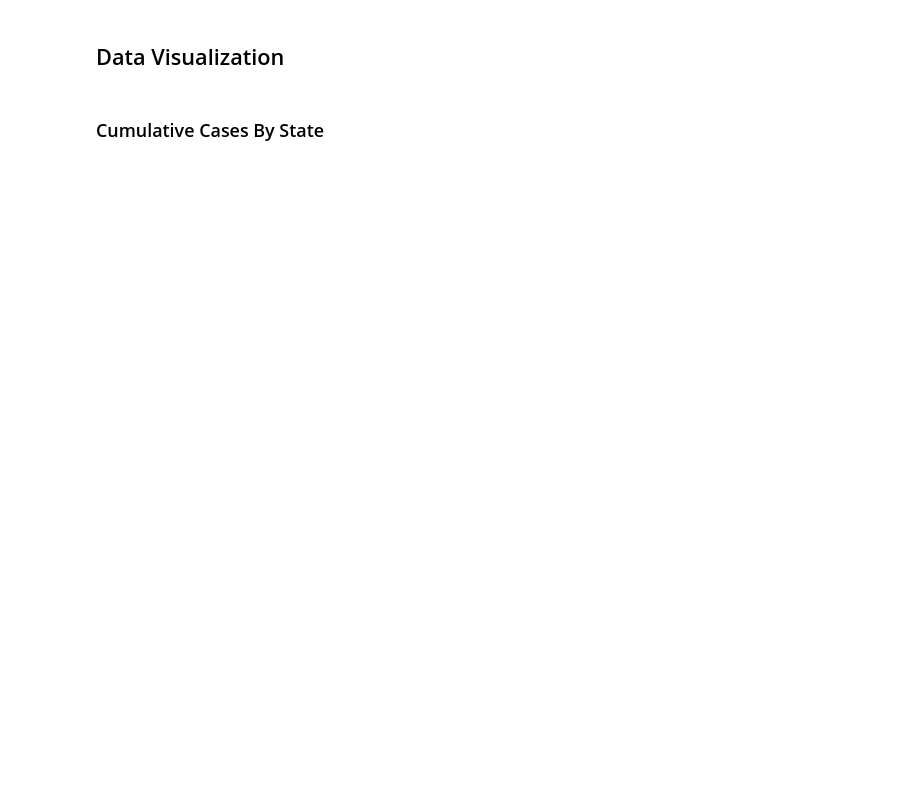
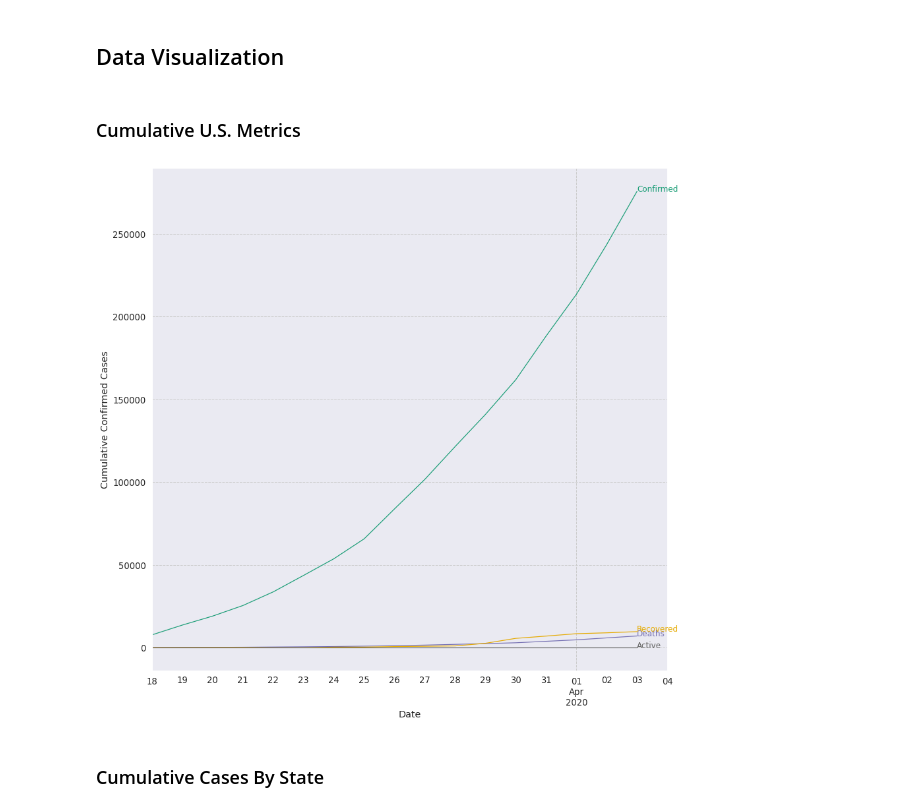
Before and after one commit to rdcolema/covid19-tracking, a Jupyter notebook: covid_US_trends.ipynb, the cells around one changed output. Saved outputs shown, nothing was run; the diff lists cells and outputs as text; code cells hidden in the pictures; blank space fills up the shorter version.

```diff
--- a/covid_US_trends.ipynb
+++ b/covid_US_trends.ipynb
@@ -382,5 +467,11 @@ def plot_case_growth(df):
 # %% [markdown]
 ## Data Visualization
+# %% [markdown]
+### Cumulative U.S. Metrics
+# %%
+plot_case_growth(country_df.drop("Country_Region", axis=1))
+# %% [output]
+[figure, added]
 # %% [markdown]
 ### Cumulative Cases By State
 # %%
```
Also changed, not shown: parts of 16 cells of this notebook, 2 other files.
